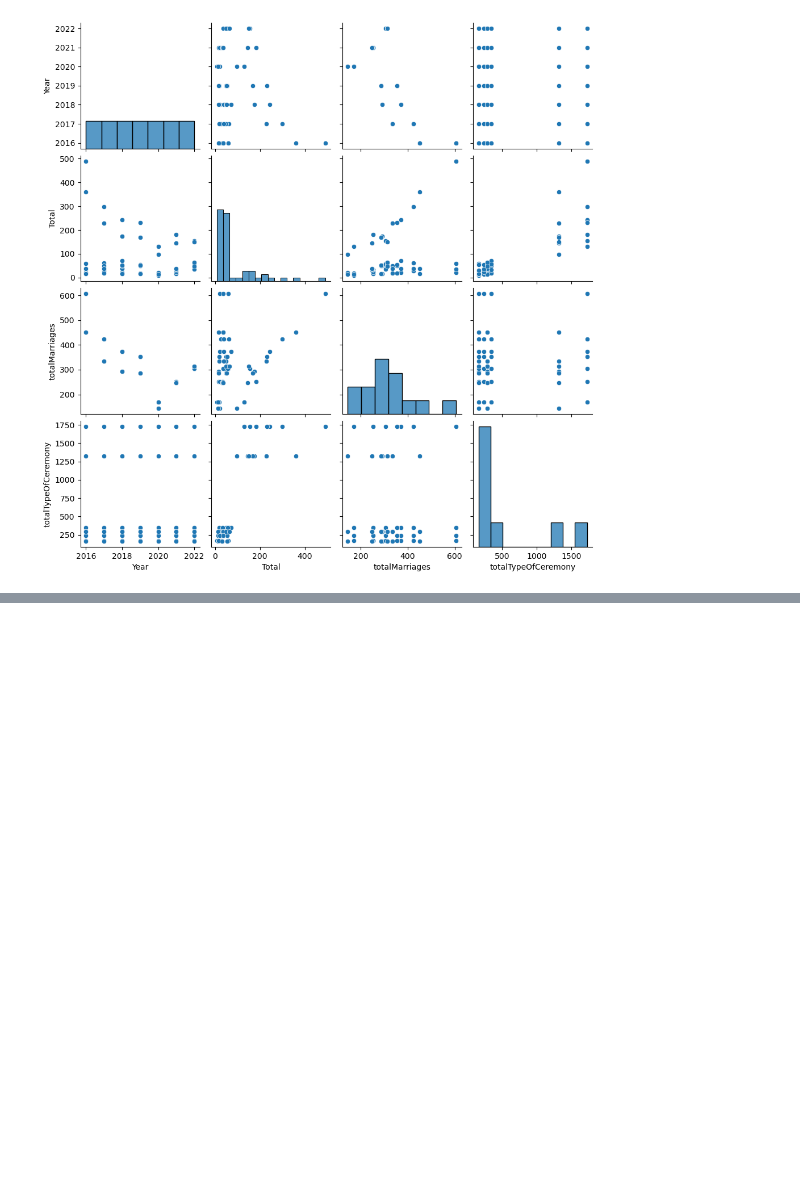
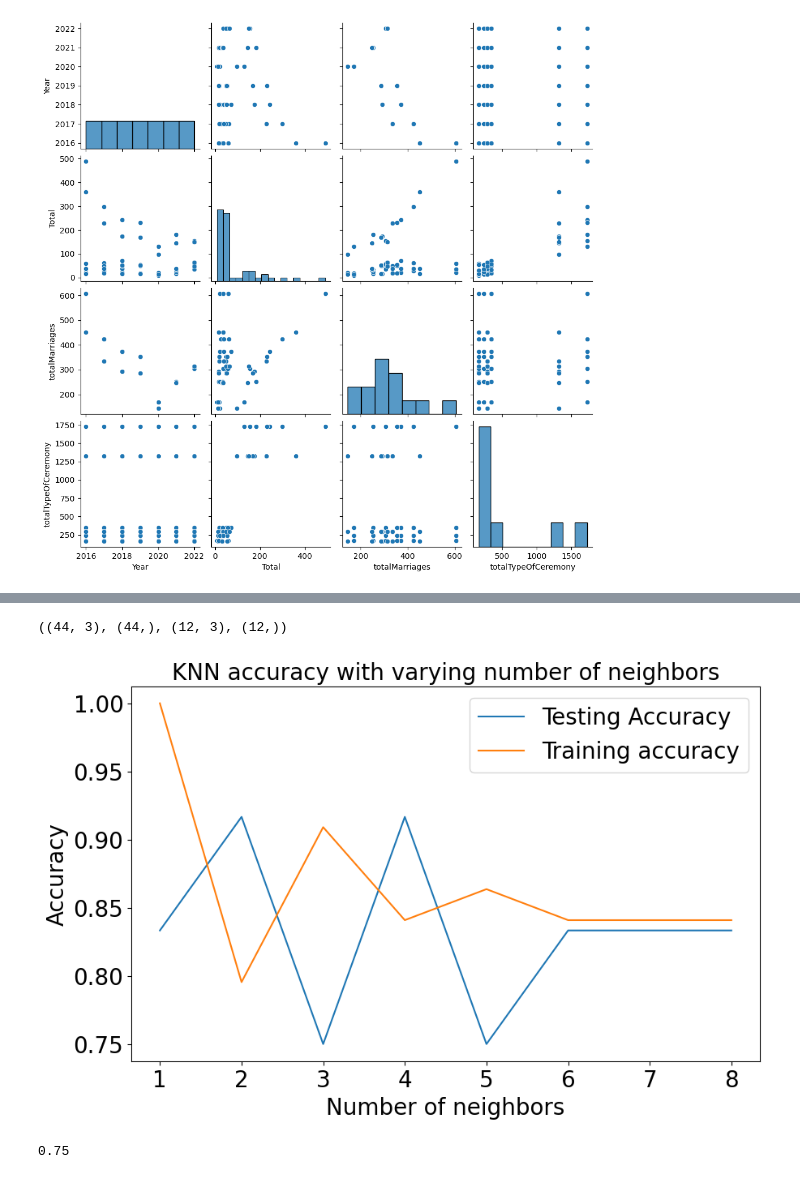
Before and after one commit to EdMendoza93/2023162, a Jupyter notebook: MSC_DA_CA1.ipynb, the cells around one changed output, grey strips where cells are left out. Cells and saved outputs as stored; diff of their text form; code cells hidden in the pictures; blank space fills up the shorter version.

```diff
--- a/MSC_DA_CA1.ipynb
+++ b/MSC_DA_CA1.ipynb
@@ -463,0 +467,37 @@ Name: Form of Ceremony, dtype: int64
+# %%
+l_encoder = LabelEncoder()
+
+marriages_df['Form of Ceremony'] = l_encoder.fit_transform(marriages_df['Form of Ceremony'])
+# %%
+from sklearn.model_selection import train_test_split
+
+train_data, test_data, train_label, test_label = train_test_split(marriages_df[['totalMarriages', 'totalTypeOfCeremony', 'Total']],marriages_df['Form of Ceremony'],test_size=0.2,random_state=42)
+# %%
+train_data.shape,train_label.shape,test_data.shape,test_label.shape
+# %% [output]
+((44, 3), (44,), (12, 3), (12,))
+# %%
+neighbors = np.arange(1, 9)
+train_accuracy = np.zeros(len(neighbors))
+test_accuracy = np.zeros(len(neighbors))
+
+for i,k in enumerate(neighbors):
+    knn = KNeighborsClassifier(n_neighbors = k)
+
+
+    knn.fit(train_data, train_label)
+    train_accuracy[i] = knn.score(train_data, train_label)
+    test_accuracy[i] = knn.score(test_data, test_label)
+
+plt.figure(figsize = (10, 6))
+plt.title('KNN accuracy with varying number of neighbors', fontsize = 20)
+plt.plot(neighbors, test_accuracy, label = 'Testing Accuracy')
+plt.plot(neighbors, train_accuracy, label = 'Training accuracy')
+plt.legend(prop = {'size': 20})
+plt.xlabel('Number of neighbors', fontsize = 20)
+plt.ylabel('Accuracy', fontsize = 20)
+plt.xticks(fontsize = 20)
+plt.yticks(fontsize = 20)
+plt.show()
+# %% [output]
+[figure, added]
@@ -463,0 +515,4 @@ Name: Form of Ceremony, dtype: int64
+# %%
+print(test_accuracy)
+# %% [output]
+0.75
```
Also changed, not shown: parts of 18 cells of this notebook.
